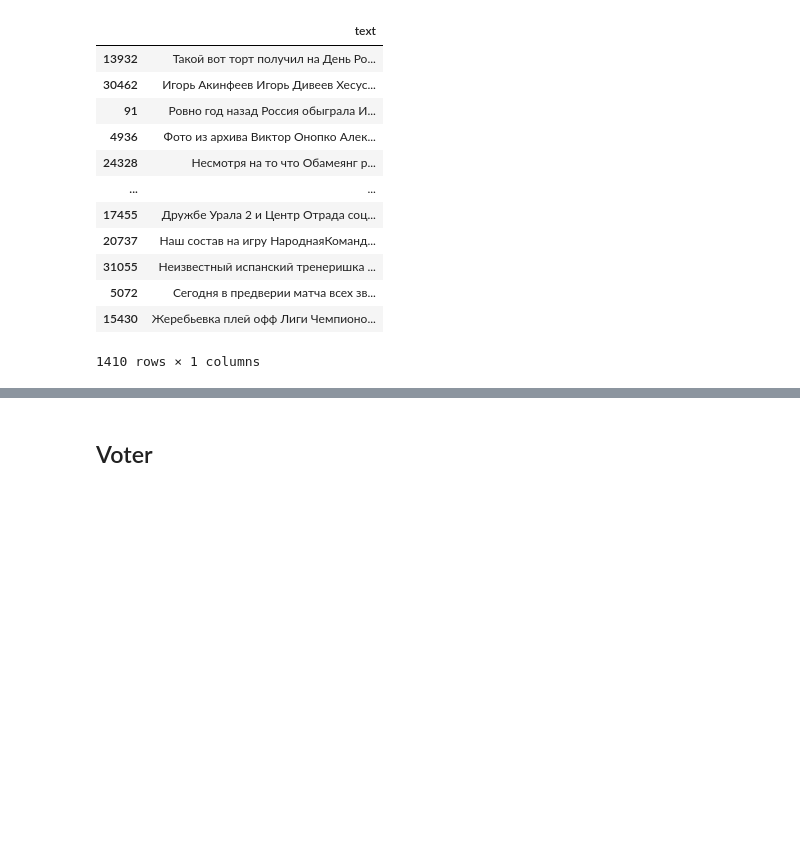
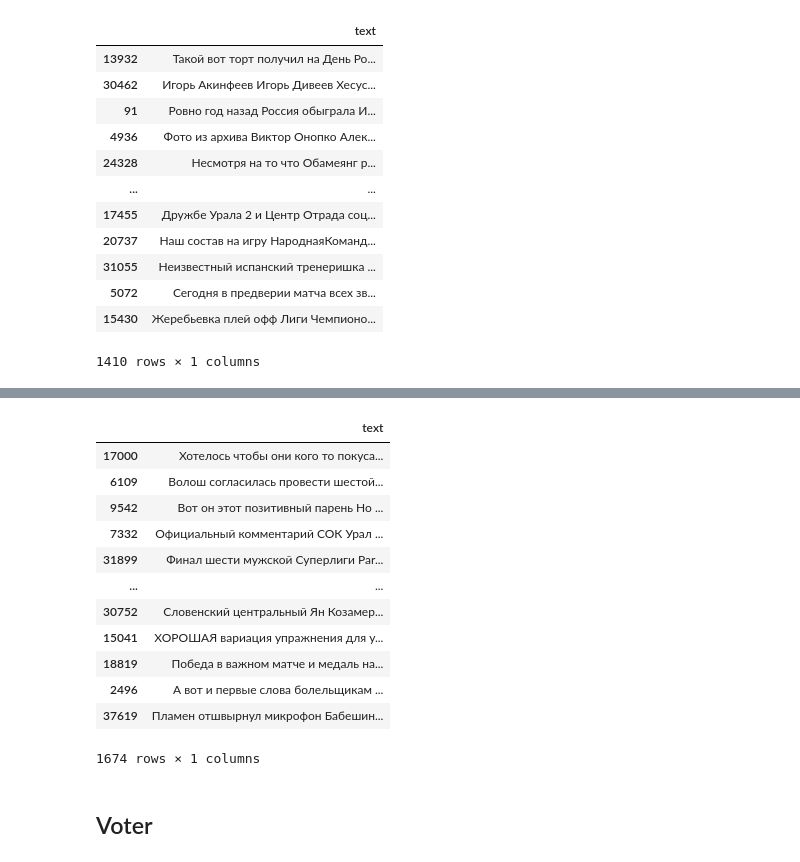
Before and after one commit to vladislavkruglikov/classifier, a Jupyter notebook: notebooks/baseline.ipynb, the cells around one changed output, grey strips where cells are left out. Saved outputs shown, nothing was run; the diff lists cells and outputs as text; code cells hidden in the pictures; blank space fills up the shorter version.

```diff
--- a/notebooks/baseline.ipynb
+++ b/notebooks/baseline.ipynb
@@ -111,0 +205,10 @@ football_evaluator.compute_false_negative(train)[["text"]]
+# %%
+volleyball_items = [
+    "волейбол(а|у|е|ьный|ьные)?","пляжка","пляжныйволейбол","волейбол(ист|истка)","волейболновости","волейболроссии",
+    "вфв","новостиволейбола",
+    "волейбольн(ые|ая|ую|ым)?","волейболсми","либеро","доигров(ка|щик|щица)","пляжн(ый|ые|ого|ому)","кетова"
+]
+# %%
+volleyball_evaluator = build_evaluator("volleyball", volleyball_items)
+
+volleyball_evaluator.compute_metrics(validation)
@@ -112,3 +229,19 @@ football_evaluator.compute_false_negative(train)[["text"]]
+# %%
+volleyball_evaluator.compute_false_negative(train)[["text"]]
+# %% [output]
+|  | text |
+| 17000 | Хотелось чтобы они кого то покуса... |
+| 6109 | Волош согласилась провести шестой... |
+| 9542 | Вот он этот позитивный парень Но ... |
+| 7332 | Официальный комментарий СОК Урал ... |
+| 31899 | Финал шести мужской Суперлиги Par... |
+| ... | ... |
+| 30752 | Словенский центральный Ян Козамер... |
+| 15041 | ХОРОШАЯ вариация упражнения для у... |
+| 18819 | Победа в важном матче и медаль на... |
+| 2496 | А вот и первые слова болельщикам ... |
+| 37619 | Пламен отшвырнул микрофон Бабешин... |
+1674 rows × 1 columns
 # %% [markdown]
 ## Voter
 # %%
```
Also changed, not shown: parts of 10 cells of this notebook.
